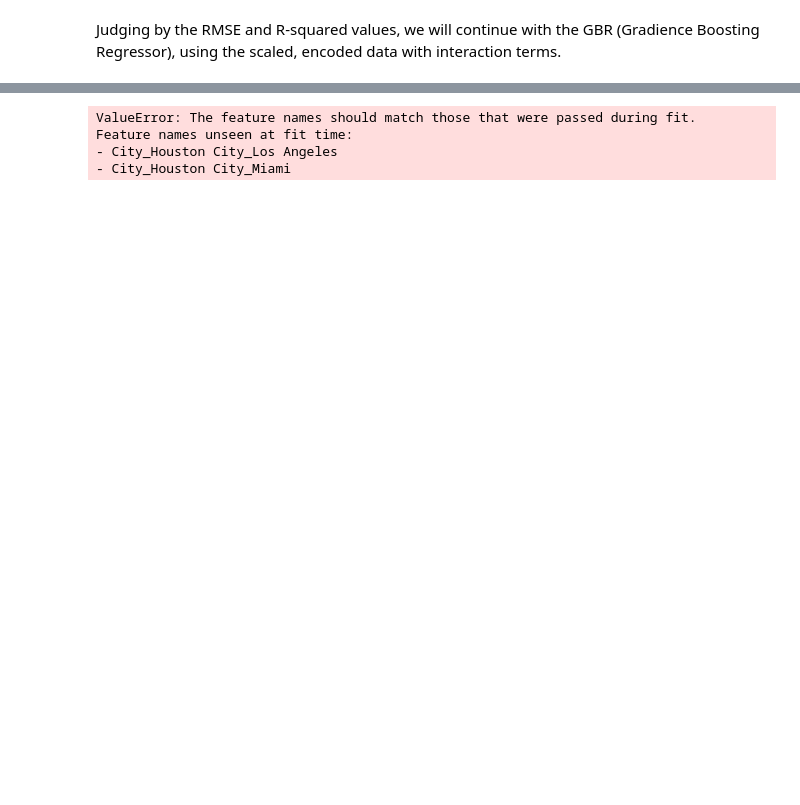
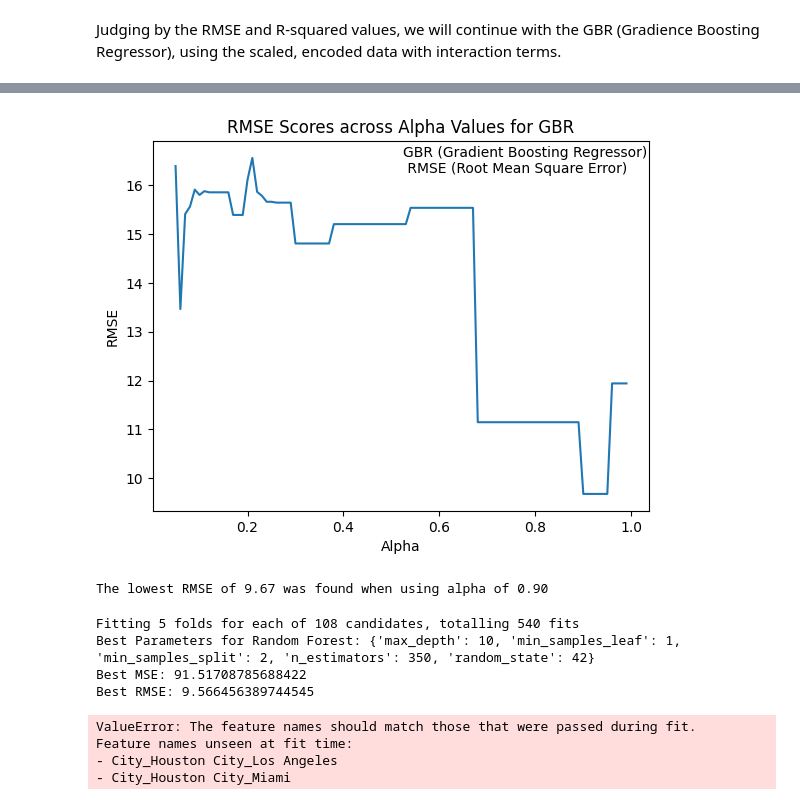
Before and after one commit to scottpitcher/ecommerce-marketing-analytics-optimization, a Jupyter notebook: clv_optimization_model.ipynb, the cells around one changed output, grey strips where cells are left out. Cells and saved outputs as stored; diff of their text form; code cells hidden in the pictures; blank space fills up the shorter version.

Commit message:
model parameter tuning

```diff
--- a/clv_optimization_model.ipynb
+++ b/clv_optimization_model.ipynb
@@ -258,6 +258,3 @@ Root Mean Squared Error: 9.82
 R-squared: 1.00
 # %% [markdown]
 Judging by the RMSE and R-squared values, we will continue with the GBR (Gradience Boosting Regressor), using the scaled, encoded data with interaction terms.
-# %%
-clv_model = RandomForestRegressor(random_state=42)
-X_train, X_test, y_train, y_test = data_prep(data_interaction, lasso=True)
@@ -302,4 +260,0 @@ Let's investigate how Discount Applied stacks up against both Gender and City to
-# %%
-clv_model = RandomForestRegressor(n_estimators=1000,max_depth = 3,random_state=42)
-clv_model.fit(X_train, y_train)
-print("CLV Prediction Model Trained")
@@ -307,0 +265,23 @@ CLV Prediction Model Trained
+# %%
+alphas = np.arange(0.05,1,0.01)
+alpha_scores = {}
+for alpha in alphas:
+    X_train, X_test, y_train, y_test = data_prep(data=data_interaction, lasso=True, alpha = alpha)
+    model = GradientBoostingRegressor(random_state=42)
+    model.fit(X_train, y_train)
+
+    # Predict on the test set
+    y_pred = model.predict(X_test)
+
+    # Calculate performance metrics
+    mse = mean_squared_error(y_test, y_pred)
+    r2 = r2_score(y_test, y_pred)
+    rmse = mse ** 0.5
+
+    # Print model performance
+    print(f"Alpha: {alpha}")
+    print(f"Mean Squared Error: {mse:.2f}")
+    print(f"Root Mean Squared Error: {rmse:.2f}")
+    print(f"R-squared: {r2:.2f}\n")
+
+    alpha_scores[alpha]=rmse
@@ -308,3 +306,50 @@ CLV Prediction Model Trained
+# %%
+sns.lineplot(alpha_scores)
+plt.xlabel("Alpha")
+plt.ylabel("RMSE")
+plt.title("RMSE Scores across Alpha Values for GBR")
+plt.text(x=.525, y =16.25, s="GBR (Gradient Boosting Regressor)\n RMSE (Root Mean Square Error)")
+plt.show()
+# %% [output]
+[figure, added]
+# %%
+lowest_alpha = min(alpha_scores, key = alpha_scores.get)
+lowest_rmse = min(alpha_scores.values())
+print(f"The lowest RMSE of {lowest_rmse:.2f} was found when using alpha of {lowest_alpha:.2f}")
+# %% [output]
+The lowest RMSE of 9.67 was found when using alpha of 0.90
+# %%
+clv_model = RandomForestRegressor(random_state=42,)
+X_train, X_test, y_train, y_test = data_prep(data_interaction, lasso=True, alpha = 0.85)
+
+param_grid_rf = {
+    'n_estimators': [300, 350, 400],
+    'max_depth': [None, 5,10, 15],
+    'min_samples_split': [1, 2, 4],
+    'min_samples_leaf': [1, 2, 4],
+    'random_state': [42]
+    }
+grid_search_rf = GridSearchCV(estimator=clv_model,
+                              param_grid=param_grid_rf,
+                              cv=5,
+                              scoring='neg_mean_squared_error',
+                              verbose=1)
+grid_search_rf.fit(X_train, y_train)
+
+nmse = grid_search_rf.best_score_
+mse = -nmse
+rmse = mse **(1/2)
+
+print(f"Best Parameters for Random Forest: {grid_search_rf.best_params_}")
+print(f"Best MSE: {mse}")
+print(f"Best RMSE: {rmse}")
+
+clv_model = grid_search_rf.best_estimator_
+# %% [output]
+Fitting 5 folds for each of 108 candidates, totalling 540 fits
+Best Parameters for Random Forest: {'max_depth': 10, 'min_samples_leaf': 1, 'min_samples_split': 2, 'n_estimators': 350, 'random_state': 42}
+Best MSE: 91.51708785688422
+Best RMSE: 9.566456389744545
 # %%
 data['Predicted_CLV_Baseline'] = clv_model.predict(X)
 data[["Total Spend","Predicted_CLV_Baseline"]]
```
Also changed, not shown: parts of 11 cells of this notebook.
